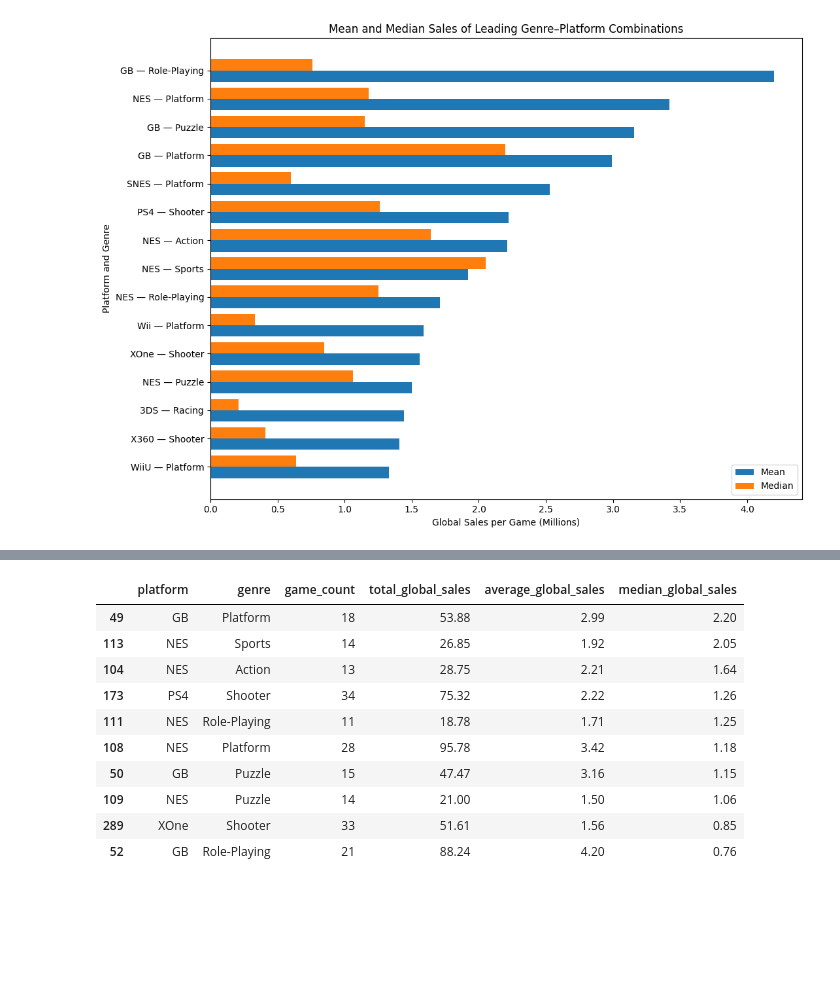
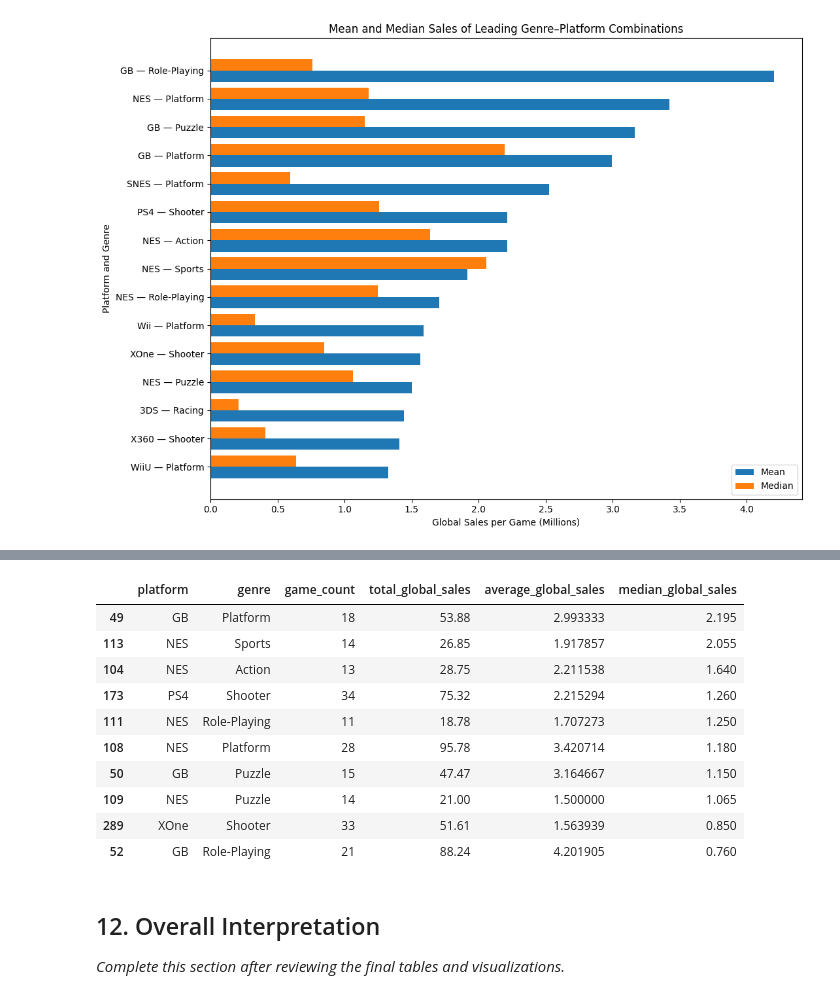
Before and after one commit to tylernsocial/data-analysis-on-the-videogame-industry, a Jupyter notebook: notebooks/research_questions_and_modeling/07_genre_performance_across_platforms.ipynb, the cells around one changed output, grey strips where cells are left out. Drawn from its saved outputs; the diff is of its cells as text; code cells hidden in the pictures; blank space fills up the shorter version.

```diff
--- a/notebooks/research_questions_and_modeling/07_genre_performance_across_platforms.ipynb
+++ b/notebooks/research_questions_and_modeling/07_genre_performance_across_platforms.ipynb
@@ -1237,30 +954,34 @@ final_top_average
 # %%
 # Top 10 combinations by median global sales
-final_top_median = (
+top_median_sales = (
     reliable_combinations
     .nlargest(10, "median_global_sales")
     [
         [
             "platform",
             "genre",
             "game_count",
             "total_global_sales",
             "average_global_sales",
             "median_global_sales"
         ]
     ]
 )
 
-final_top_median
+top_median_sales
 # %% [output]
 |  | platform | genre | game_count | total_global_sales | average_global_sales | median_global_sales |
-| 49 | GB | Platform | 18 | 53.88 | 2.99 | 2.20 |
-| 113 | NES | Sports | 14 | 26.85 | 1.92 | 2.05 |
-| 104 | NES | Action | 13 | 28.75 | 2.21 | 1.64 |
-| 173 | PS4 | Shooter | 34 | 75.32 | 2.22 | 1.26 |
-| 111 | NES | Role-Playing | 11 | 18.78 | 1.71 | 1.25 |
-| 108 | NES | Platform | 28 | 95.78 | 3.42 | 1.18 |
-| 50 | GB | Puzzle | 15 | 47.47 | 3.16 | 1.15 |
-| 109 | NES | Puzzle | 14 | 21.00 | 1.50 | 1.06 |
-| 289 | XOne | Shooter | 33 | 51.61 | 1.56 | 0.85 |
-| 52 | GB | Role-Playing | 21 | 88.24 | 4.20 | 0.76 |
+| 49 | GB | Platform | 18 | 53.88 | 2.993333 | 2.195 |
+| 113 | NES | Sports | 14 | 26.85 | 1.917857 | 2.055 |
+| 104 | NES | Action | 13 | 28.75 | 2.211538 | 1.640 |
+| 173 | PS4 | Shooter | 34 | 75.32 | 2.215294 | 1.260 |
+| 111 | NES | Role-Playing | 11 | 18.78 | 1.707273 | 1.250 |
+| 108 | NES | Platform | 28 | 95.78 | 3.420714 | 1.180 |
+| 50 | GB | Puzzle | 15 | 47.47 | 3.164667 | 1.150 |
+| 109 | NES | Puzzle | 14 | 21.00 | 1.500000 | 1.065 |
+| 289 | XOne | Shooter | 33 | 51.61 | 1.563939 | 0.850 |
+| 52 | GB | Role-Playing | 21 | 88.24 | 4.201905 | 0.760 |
+# %% [markdown]
+## 12. Overall Interpretation
+
+*Complete this section after reviewing the final tables and visualizations.*
```
Also changed, not shown: parts of 26 cells of this notebook.
